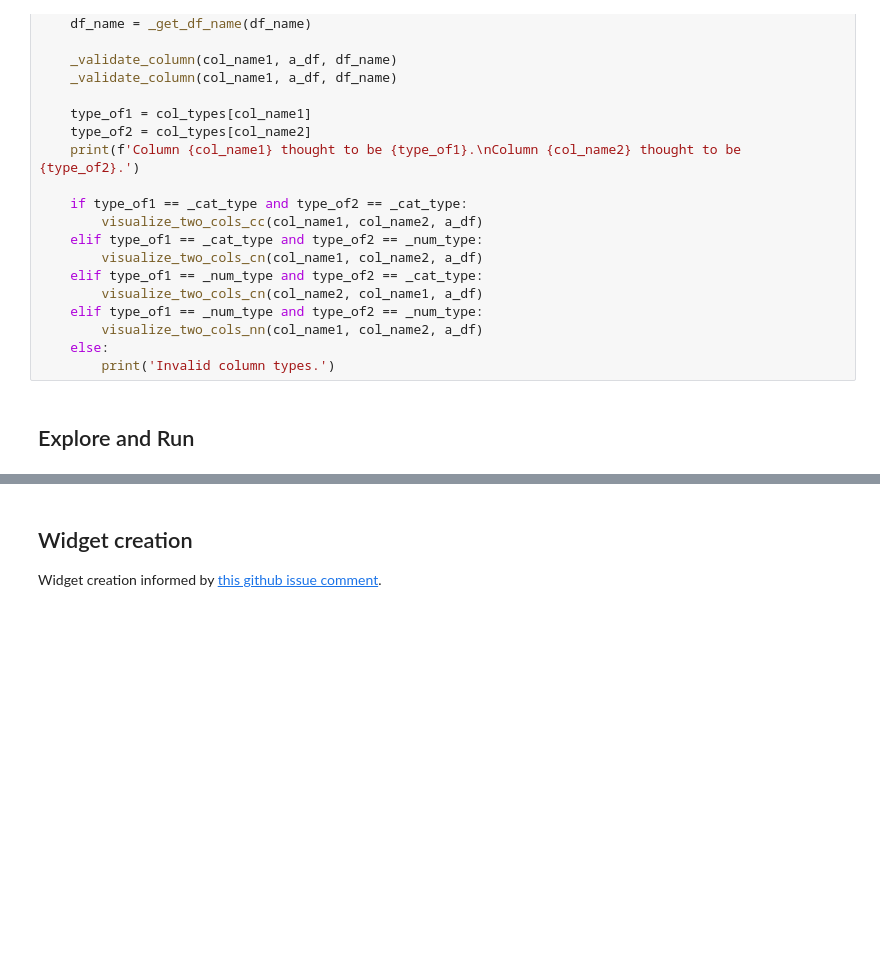
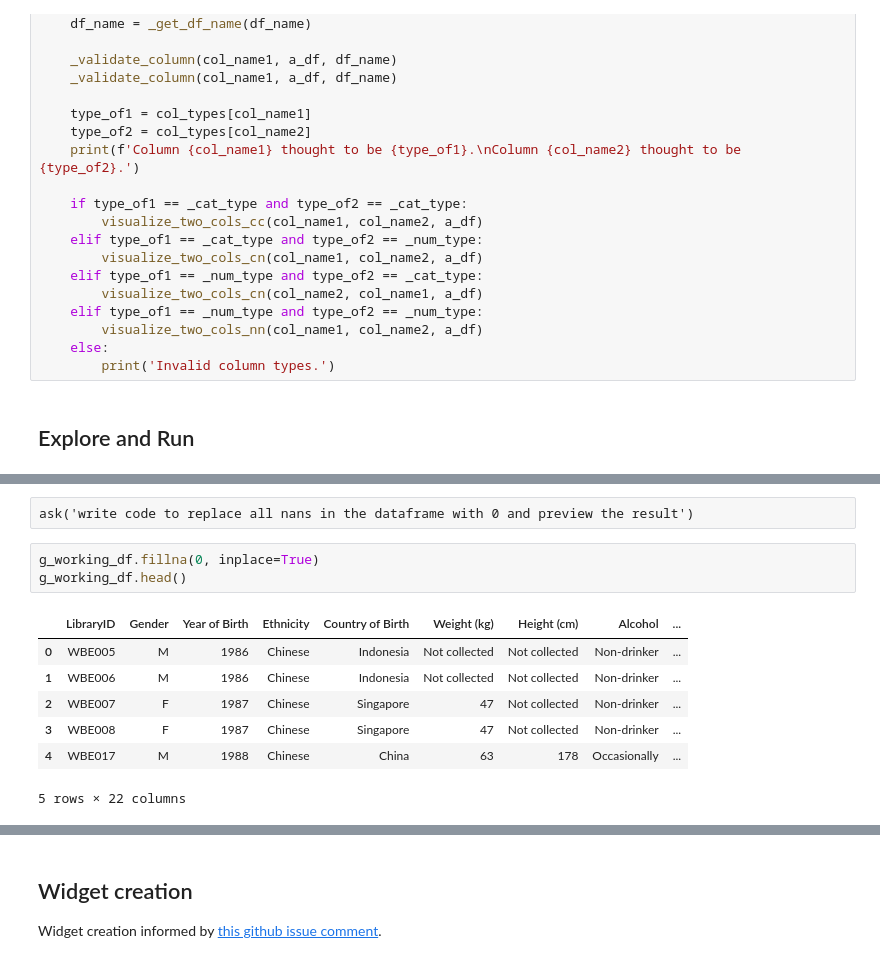
Before and after one commit to dpear/LMNOP, a Jupyter notebook: tutorial/tutorial.ipynb, the cells around one changed output, grey strips where cells are left out. Drawn from its saved outputs; the diff is of its cells as text; blank space fills up the shorter version.

```diff
--- a/tutorial/tutorial.ipynb
+++ b/tutorial/tutorial.ipynb
@@ -936,0 +948,13 @@ def ask(user_prompt, df_name=None, a_df=None, show_prompt=False):
+# %% [raw]
+ask('write code to replace all nans in the dataframe with 0 and preview the result')
+# %%
+g_working_df.fillna(0, inplace=True)
+g_working_df.head()
+# %% [output]
+|  | LibraryID | Gender | Year of Birth | Ethnicity | Country of Birth | Weight (kg) | Height (cm) | Alcohol | ... |
+| 0 | WBE005 | M | 1986 | Chinese | Indonesia | Not collected | Not collected | Non-drinker | ... |
+| 1 | WBE006 | M | 1986 | Chinese | Indonesia | Not collected | Not collected | Non-drinker | ... |
+| 2 | WBE007 | F | 1987 | Chinese | Singapore | 47 | Not collected | Non-drinker | ... |
+| 3 | WBE008 | F | 1987 | Chinese | Singapore | 47 | Not collected | Non-drinker | ... |
+| 4 | WBE017 | M | 1988 | Chinese | China | 63 | 178 | Occasionally | ... |
+5 rows × 22 columns
```
Also changed, not shown: parts of 19 cells of this notebook.
